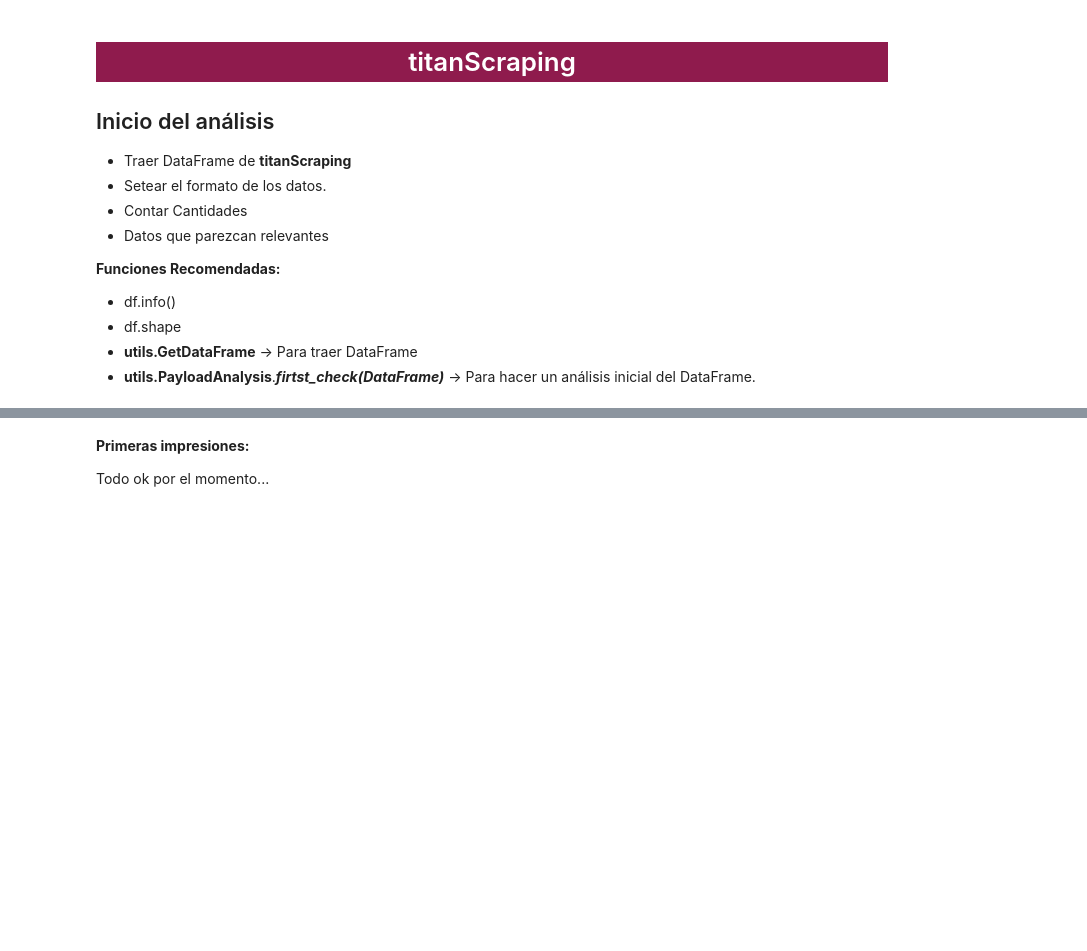
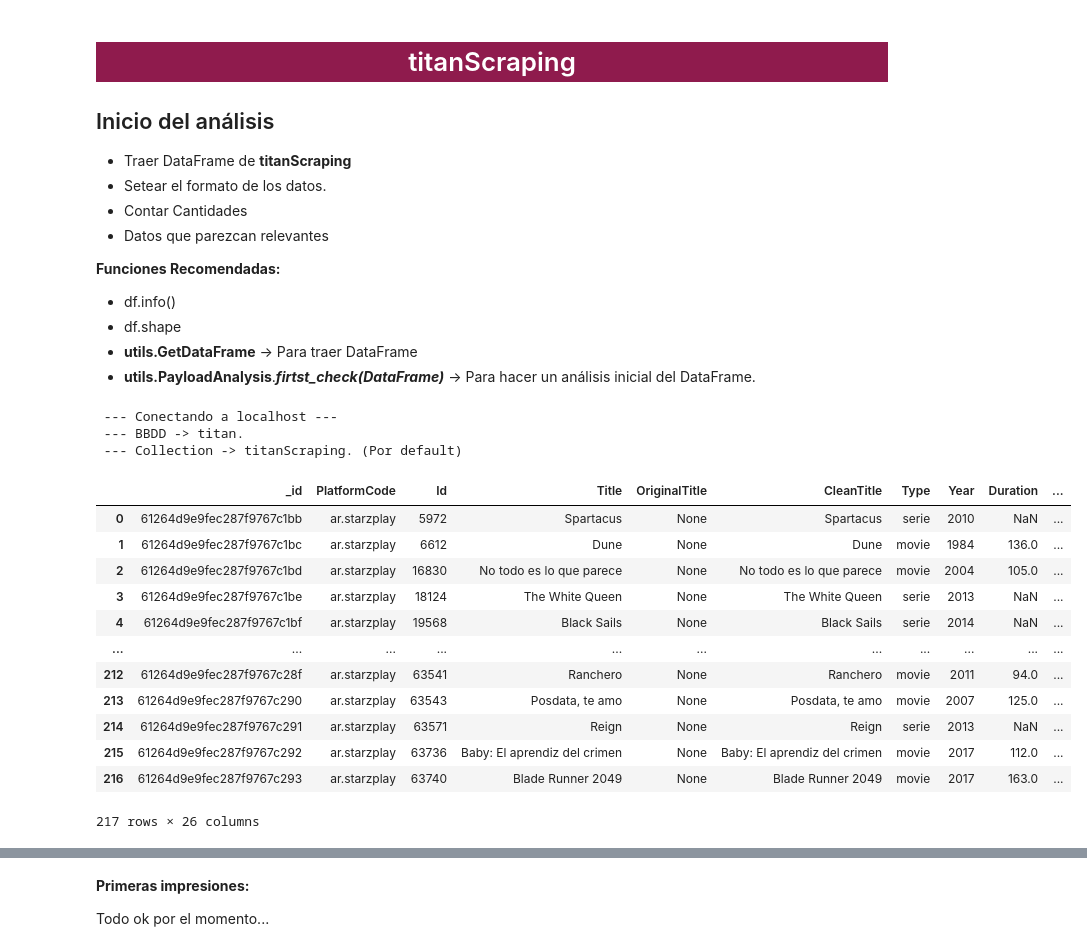
Before and after one commit to Mako-bb/bb, a Jupyter notebook: analysis/template.ipynb, the cells around one changed output, grey strips where cells are left out. Drawn from its saved outputs; the diff is of its cells as text; code cells hidden in the pictures; blank space fills up the shorter version.

```diff
--- a/analysis/template.ipynb
+++ b/analysis/template.ipynb
@@ -104,9 +104,26 @@ Es importante tener en cuenta...
 # %%
 # Genero el DataFrame:
 from utils import GetDataFrame
-query = {"PlatformCode":"us.pepito"}
+query = {"PlatformCode":"ar.starzplay"}
 df = GetDataFrame.local(query)
 df
+# %% [output]
+ --- Conectando a localhost ---
+ --- BBDD -> titan.
+ --- Collection -> titanScraping. (Por default)
+|  | _id | PlatformCode | Id | Title | OriginalTitle | CleanTitle | Type | Year | Duration | ... |
+| 0 | 61264d9e9fec287f9767c1bb | ar.starzplay | 5972 | Spartacus | None | Spartacus | serie | 2010 | NaN | ... |
+| 1 | 61264d9e9fec287f9767c1bc | ar.starzplay | 6612 | Dune | None | Dune | movie | 1984 | 136.0 | ... |
+| 2 | 61264d9e9fec287f9767c1bd | ar.starzplay | 16830 | No todo es lo que parece | None | No todo es lo que parece | movie | 2004 | 105.0 | ... |
+| 3 | 61264d9e9fec287f9767c1be | ar.starzplay | 18124 | The White Queen | None | The White Queen | serie | 2013 | NaN | ... |
+| 4 | 61264d9e9fec287f9767c1bf | ar.starzplay | 19568 | Black Sails | None | Black Sails | serie | 2014 | NaN | ... |
+| ... | ... | ... | ... | ... | ... | ... | ... | ... | ... | ... |
+| 212 | 61264d9e9fec287f9767c28f | ar.starzplay | 63541 | Ranchero | None | Ranchero | movie | 2011 | 94.0 | ... |
+| 213 | 61264d9e9fec287f9767c290 | ar.starzplay | 63543 | Posdata, te amo | None | Posdata, te amo | movie | 2007 | 125.0 | ... |
+| 214 | 61264d9e9fec287f9767c291 | ar.starzplay | 63571 | Reign | None | Reign | serie | 2013 | NaN | ... |
+| 215 | 61264d9e9fec287f9767c292 | ar.starzplay | 63736 | Baby: El aprendiz del crimen | None | Baby: El aprendiz del crimen | movie | 2017 | 112.0 | ... |
+| 216 | 61264d9e9fec287f9767c293 | ar.starzplay | 63740 | Blade Runner 2049 | None | Blade Runner 2049 | movie | 2017 | 163.0 | ... |
+217 rows × 26 columns
 # %%
 # Importo los módulos de análisis:
 from utils import PayloadAnalysis, PlatformAnalysis, MoreAnalysis
```
Also changed, not shown: parts of 8 cells of this notebook.
